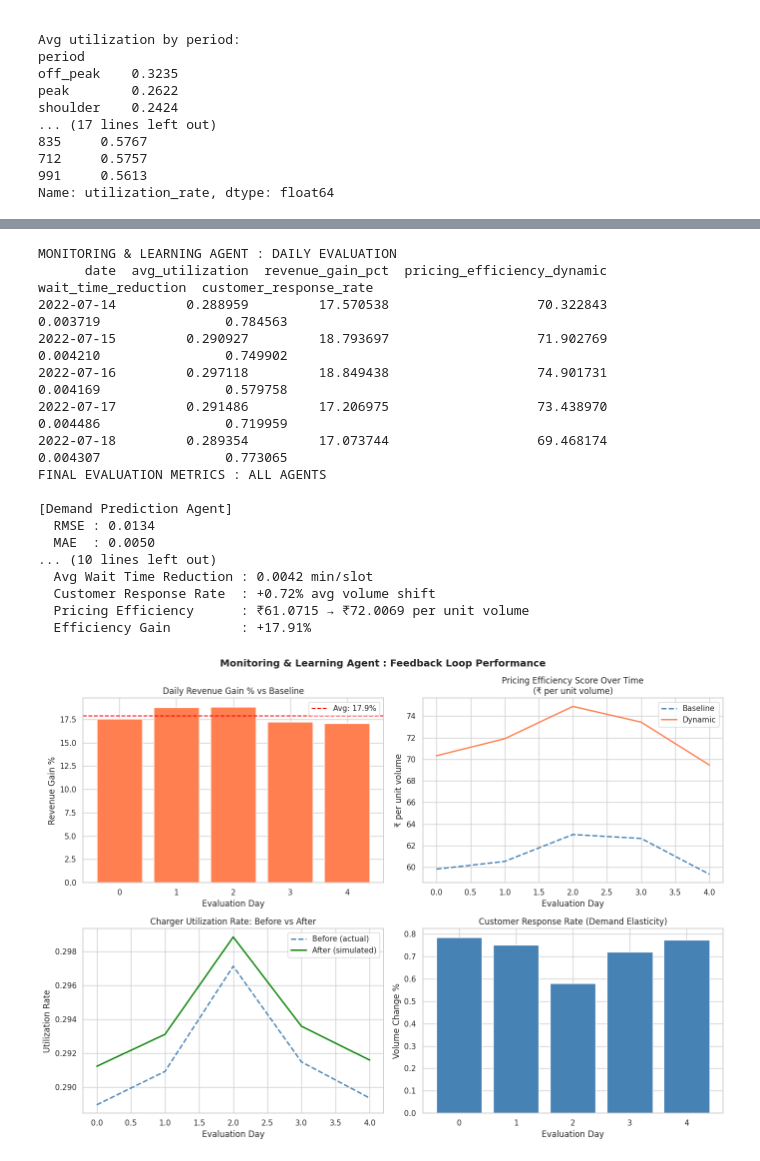
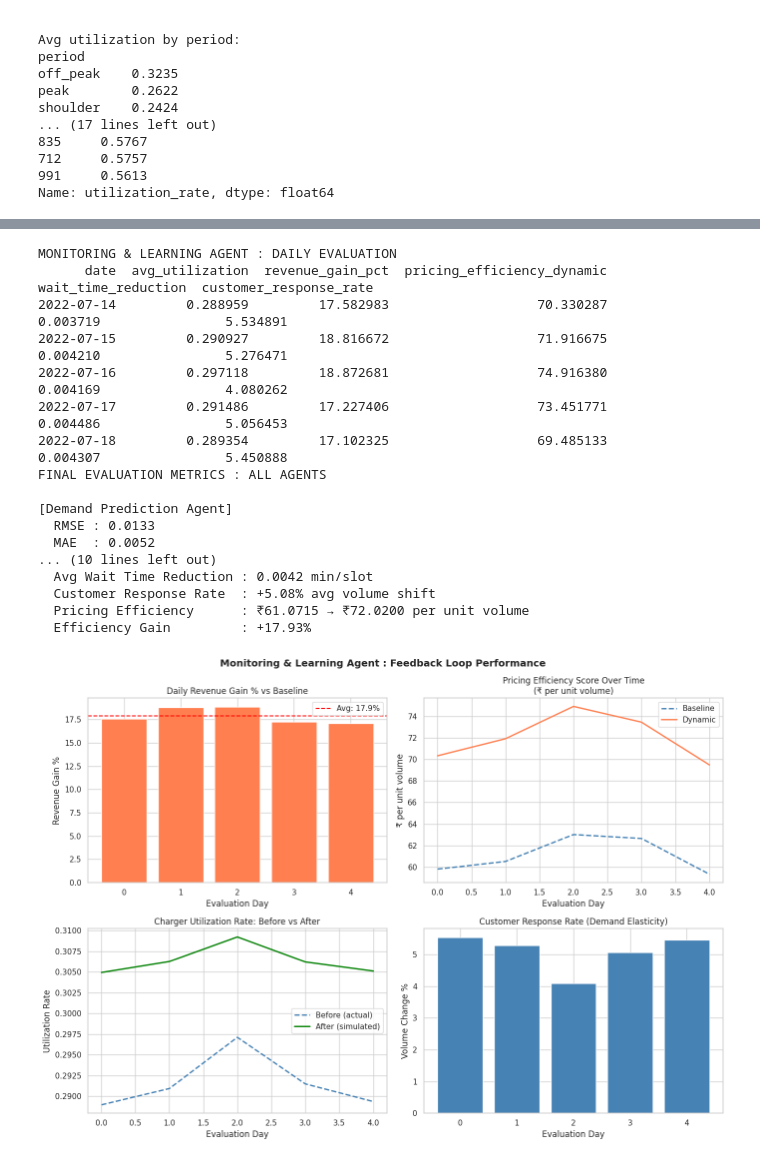
Before and after one commit to anshita195/ev-charging-tariff-optimization, a Jupyter notebook: ev_charging_optimization.ipynb, the cells around one changed output, grey strips where cells are left out. Saved outputs shown, nothing was run; the diff lists cells and outputs as text; code cells hidden in the pictures.

```diff
--- a/ev_charging_optimization.ipynb
+++ b/ev_charging_optimization.ipynb
@@ -637,14 +717,17 @@ evcdp_model['dow_sin']  = np.sin(2 * np.pi * evcdp_model['day_of_week'] / 7)
 evcdp_model['dow_cos']  = np.cos(2 * np.pi * evcdp_model['day_of_week'] / 7)
 
 # Drop rows where lags are NaN (first day per grid)
+
 evcdp_model = evcdp_model.dropna(subset=['util_lag1','util_lag12',
-                                          'util_lag288','util_roll12'])
+                                          'util_lag288','util_roll12',
+                                          'spatial_lag_util'])
 
 FEATURES = [
     'hour', 'day_of_week', 'is_weekend',
     'hour_sin', 'hour_cos', 'dow_sin', 'dow_cos',
     'util_lag1', 'util_lag12', 'util_lag288', 'util_roll12',
-    'fast_count', 'slow_count', 'CBD', 'count'
+    'fast_count', 'slow_count', 'CBD', 'count',
+    'spatial_lag_util'          # ← ADD THIS LINE
 ]
 
 TARGET = 'utilization_rate'
@@ -768,7 +851,7 @@ def compute_dynamic_tariff(predicted_util, baseline=BASELINE_RATE):
       > 80%  → surge:    up to 1.5x baseline
       60-80% → moderate: 1.2x
       30-60% → normal:   1.0x (baseline)
-      < 30%  → discount: 0.8x
+      < 30%  → discount: 0.7x
     Continuous multiplier using linear interpolation within each band.
     """
     if predicted_util > 0.80:
@@ -838,15 +921,35 @@ print("Avg dynamic tariff by zone (₹/kWh):")
 print(test_data.groupby('pricing_zone')['dynamic_tariff'].mean().round(2))
 
 # Off-peak uplift simulation
-# Simulate demand elasticity: discount → sessions increase by ~15%
-# (conservative price elasticity assumption for EV charging: -0.3)
-ELASTICITY  = -0.3
+
+
+# Empirical elasticity from ST-EVCDP log-log regression
+_elas_df = evcdp.dropna(subset=['price_per_kwh', 'volume'])
+_elas_df = _elas_df[(_elas_df['price_per_kwh'] > 0) & (_elas_df['volume'] > 0)]
+_log_p = np.log(_elas_df['price_per_kwh'])
+_log_v = np.log(_elas_df['volume'])
+_slope, _, _r, _p, _se = linregress(_log_p, _log_v)
+ELASTICITY = round(_slope, 3)
+print(f"Empirical price elasticity (log-log): {ELASTICITY:.3f}  (r={_r:.3f}, p={_p:.4f}, SE={_se:.4f})")
+
 discount_mask = test_data['pricing_zone'] == 'discount'
 
 # Price change % in discount zone
 avg_discount_rate = test_data.loc[discount_mask, 'dynamic_tariff'].mean()
 price_change_pct  = (avg_discount_rate - BASELINE_RATE) / BASELINE_RATE * 100
 demand_change_pct = ELASTICITY * price_change_pct
+
+# Sensitivity table
+print("\nSensitivity Analysis — Revenue Gain vs Elasticity:")
+print(f"{'Elasticity':>12} | {'Demand Uplift':>14} | {'Note':>15}")
+print("-" * 50)
+for e in [-0.1, -0.2, ELASTICITY, -0.5, -0.7]:
+    dc = e * price_change_pct
+    label = "<-- empirical" if e == ELASTICITY else ""
+    print(f"{e:>12.2f} | {dc:>+13.1f}% | {label}")
+
+
+
 
 print()
 print(f"Off-Peak Uplift Simulation:")
@@ -960,12 +1063,13 @@ daily['pricing_efficiency_dynamic']  = daily['rev_dynamic']  / daily['total_volu
 
 # Charger Utilization Rate (before vs after)
 # "After" = simulate that discount zones attracted +3.8% more volume
-ELASTICITY = -0.3
+
 daily['simulated_volume_after'] = daily.apply(
     lambda r: r['total_volume'] * (
         1 + ELASTICITY * (r['avg_tariff'] - BASELINE_RATE) / BASELINE_RATE
     ), axis=1
 )
+
 daily['util_rate_after'] = (
     daily['avg_utilization'] *
     (daily['simulated_volume_after'] / daily['total_volume'])
@@ -1060,41 +1164,41 @@ ax.set_xlabel('Evaluation Day'); ax.set_ylabel('₹ per unit volume')
 ax.legend()
 
 # Plot 3: Utilization before vs after
 ax = axes[1, 0]
 ax.plot(days, daily['avg_utilization'],
         color='steelblue', linestyle='--', label='Before (actual)', linewidth=2)
 ax.plot(days, daily['util_rate_after'],
         color='green', label='After (simulated)', linewidth=2)
 ax.set_title('Charger Utilization Rate: Before vs After')
 ax.set_xlabel('Evaluation Day'); ax.set_ylabel('Utilization Rate')
 ax.legend()
 
 # Plot 4: Customer response rate
 ax = axes[1, 1]
 ax.bar(days, daily['customer_response_rate'], color='steelblue')
 ax.axhline(0, color='black', linewidth=0.8)
 ax.set_title('Customer Response Rate (Demand Elasticity)')
 ax.set_xlabel('Evaluation Day'); ax.set_ylabel('Volume Change %')
 
 plt.tight_layout()
 plt.savefig('monitoring_agent.png', dpi=150, bbox_inches='tight')
 plt.show()
 # %% [output]
 MONITORING & LEARNING AGENT : DAILY EVALUATION
       date  avg_utilization  revenue_gain_pct  pricing_efficiency_dynamic  wait_time_reduction  customer_response_rate
-2022-07-14         0.288959         17.570538                   70.322843             0.003719                0.784563
-2022-07-15         0.290927         18.793697                   71.902769             0.004210                0.749902
-2022-07-16         0.297118         18.849438                   74.901731             0.004169                0.579758
-2022-07-17         0.291486         17.206975                   73.438970             0.004486                0.719959
-2022-07-18         0.289354         17.073744                   69.468174             0.004307                0.773065
+2022-07-14         0.288959         17.582983                   70.330287             0.003719                5.534891
+2022-07-15         0.290927         18.816672                   71.916675             0.004210                5.276471
+2022-07-16         0.297118         18.872681                   74.916380             0.004169                4.080262
+2022-07-17         0.291486         17.227406                   73.451771             0.004486                5.056453
+2022-07-18         0.289354         17.102325                   69.485133             0.004307                5.450888
 FINAL EVALUATION METRICS : ALL AGENTS
 
 [Demand Prediction Agent]
-  RMSE : 0.0134
-  MAE  : 0.0050
+  RMSE : 0.0133
+  MAE  : 0.0052
 ... (10 lines left out)
   Avg Wait Time Reduction : 0.0042 min/slot
-  Customer Response Rate  : +0.72% avg volume shift
-  Pricing Efficiency      : ₹61.0715 → ₹72.0069 per unit volume
-  Efficiency Gain         : +17.91%
+  Customer Response Rate  : +5.08% avg volume shift
+  Pricing Efficiency      : ₹61.0715 → ₹72.0200 per unit volume
+  Efficiency Gain         : +17.93%
-[figure, old version]
+[figure, new version]
```
Also changed, not shown: parts of 11 cells of this notebook, 1 other file.
